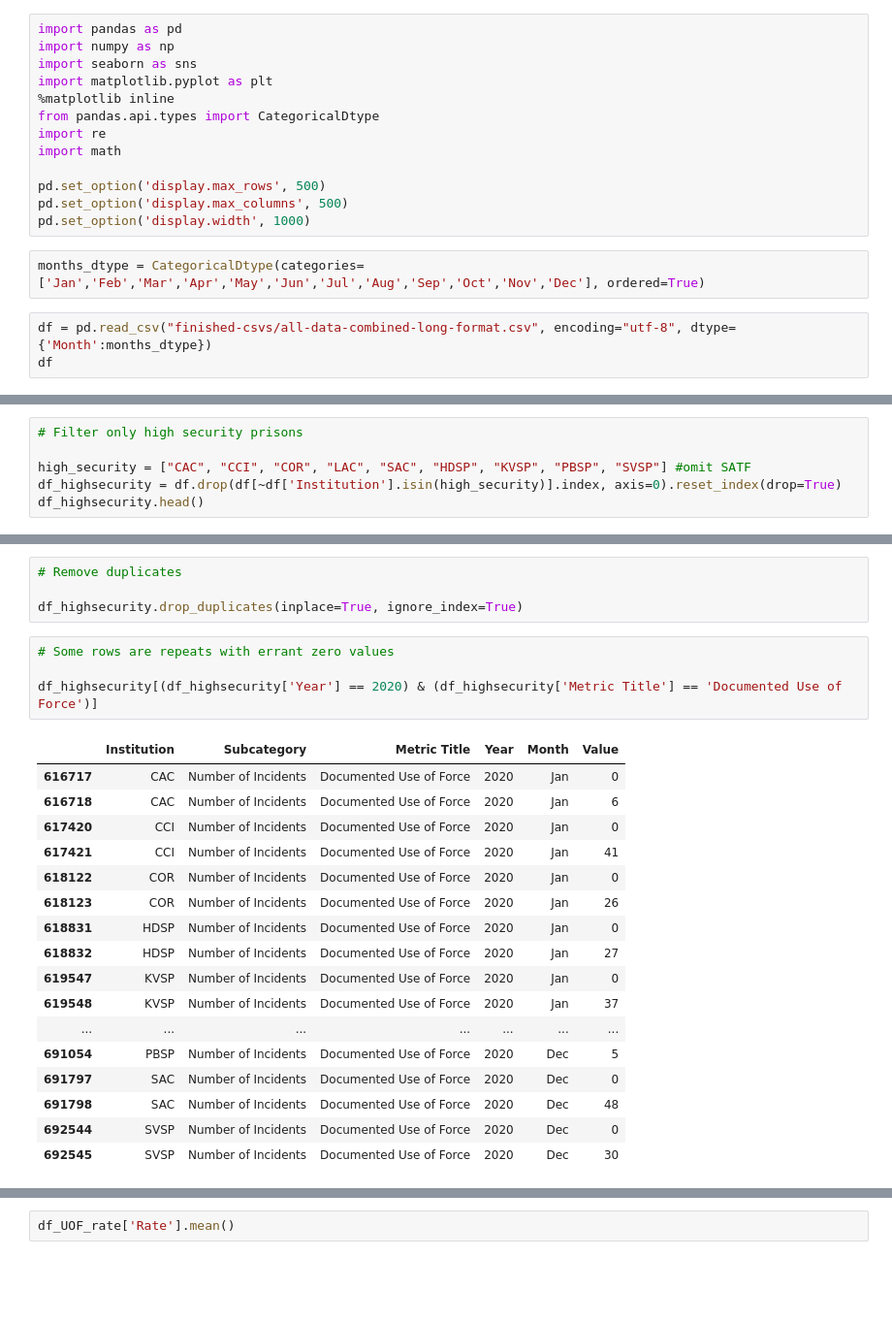
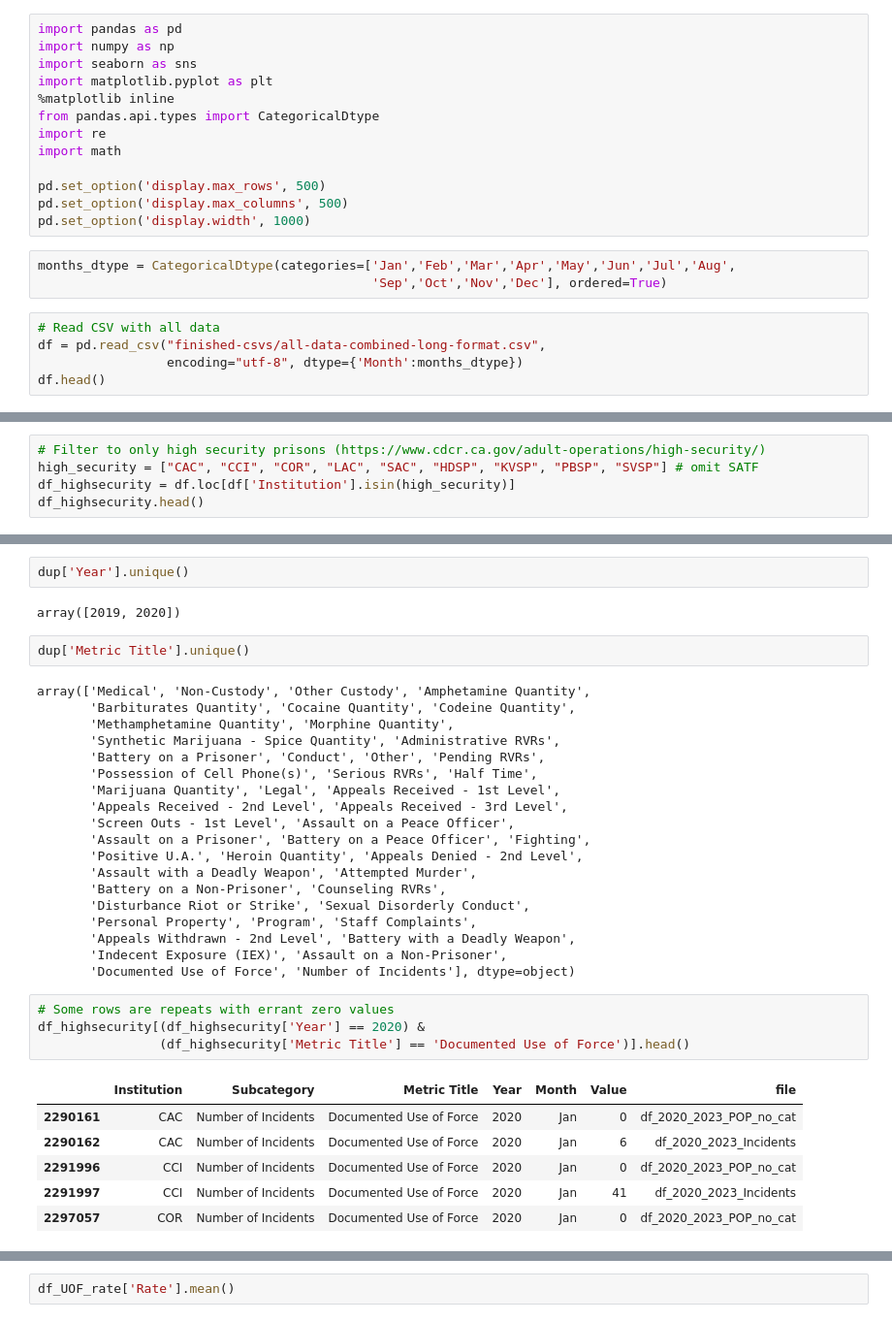
Before and after one commit to jrue/CDCR-Use-Of-Force-2009-2023, a Jupyter notebook: analysis.ipynb, the cells around one changed output, grey strips where cells are left out. Shown: that part at 97% size. Cells and saved outputs as stored; diff of their text form; blank space fills up the shorter version.

Commit message:
analyzed duplicate values

```diff
--- a/analysis.ipynb
+++ b/analysis.ipynb
@@ -12,8 +12,11 @@ pd.set_option('display.max_rows', 500)
 pd.set_option('display.max_columns', 500)
 pd.set_option('display.width', 1000)
 # %%
-months_dtype = CategoricalDtype(categories=['Jan','Feb','Mar','Apr','May','Jun','Jul','Aug','Sep','Oct','Nov','Dec'], ordered=True)
+months_dtype = CategoricalDtype(categories=['Jan','Feb','Mar','Apr','May','Jun','Jul','Aug',
+                                            'Sep','Oct','Nov','Dec'], ordered=True)
 # %%
-df = pd.read_csv("finished-csvs/all-data-combined-long-format.csv", encoding="utf-8", dtype={'Month':months_dtype})
-df
+# Read CSV with all data
+df = pd.read_csv("finished-csvs/all-data-combined-long-format.csv",
+                 encoding="utf-8", dtype={'Month':months_dtype})
+df.head()
 # %% [output]
@@ -33,7 +29,6 @@ df
 # %%
-# Filter only high security prisons
-
-high_security = ["CAC", "CCI", "COR", "LAC", "SAC", "HDSP", "KVSP", "PBSP", "SVSP"] #omit SATF
-df_highsecurity = df.drop(df[~df['Institution'].isin(high_security)].index, axis=0).reset_index(drop=True)
+# Filter to only high security prisons (https://www.cdcr.ca.gov/adult-operations/high-security/)
+high_security = ["CAC", "CCI", "COR", "LAC", "SAC", "HDSP", "KVSP", "PBSP", "SVSP"] # omit SATF
+df_highsecurity = df.loc[df['Institution'].isin(high_security)]
 df_highsecurity.head()
 # %% [output]
@@ -64,27 +45,37 @@ df_highsecurity[df_highsecurity.duplicated()]
-# %%
-# Remove duplicates
-
-df_highsecurity.drop_duplicates(inplace=True, ignore_index=True)
+# %%
+dup['Year'].unique()
+# %% [output]
+array([2019, 2020])
+# %%
+dup['Metric Title'].unique()
+# %% [output]
+array(['Medical', 'Non-Custody', 'Other Custody', 'Amphetamine Quantity',
+       'Barbiturates Quantity', 'Cocaine Quantity', 'Codeine Quantity',
+       'Methamphetamine Quantity', 'Morphine Quantity',
+       'Synthetic Marijuana - Spice Quantity', 'Administrative RVRs',
+       'Battery on a Prisoner', 'Conduct', 'Other', 'Pending RVRs',
+       'Possession of Cell Phone(s)', 'Serious RVRs', 'Half Time',
+       'Marijuana Quantity', 'Legal', 'Appeals Received - 1st Level',
+       'Appeals Received - 2nd Level', 'Appeals Received - 3rd Level',
+       'Screen Outs - 1st Level', 'Assault on a Peace Officer',
+       'Assault on a Prisoner', 'Battery on a Peace Officer', 'Fighting',
+       'Positive U.A.', 'Heroin Quantity', 'Appeals Denied - 2nd Level',
+       'Assault with a Deadly Weapon', 'Attempted Murder',
+       'Battery on a Non-Prisoner', 'Counseling RVRs',
+       'Disturbance Riot or Strike', 'Sexual Disorderly Conduct',
+       'Personal Property', 'Program', 'Staff Complaints',
+       'Appeals Withdrawn - 2nd Level', 'Battery with a Deadly Weapon',
+       'Indecent Exposure (IEX)', 'Assault on a Non-Prisoner',
+       'Documented Use of Force', 'Number of Incidents'], dtype=object)
 # %%
 # Some rows are repeats with errant zero values
-
-df_highsecurity[(df_highsecurity['Year'] == 2020) & (df_highsecurity['Metric Title'] == 'Documented Use of Force')]
+df_highsecurity[(df_highsecurity['Year'] == 2020) &
+                (df_highsecurity['Metric Title'] == 'Documented Use of Force')].head()
 # %% [output]
-|  | Institution | Subcategory | Metric Title | Year | Month | Value |
-| 616717 | CAC | Number of Incidents | Documented Use of Force | 2020 | Jan | 0 |
-| 616718 | CAC | Number of Incidents | Documented Use of Force | 2020 | Jan | 6 |
-| 617420 | CCI | Number of Incidents | Documented Use of Force | 2020 | Jan | 0 |
-| 617421 | CCI | Number of Incidents | Documented Use of Force | 2020 | Jan | 41 |
-| 618122 | COR | Number of Incidents | Documented Use of Force | 2020 | Jan | 0 |
-| 618123 | COR | Number of Incidents | Documented Use of Force | 2020 | Jan | 26 |
-| 618831 | HDSP | Number of Incidents | Documented Use of Force | 2020 | Jan | 0 |
-| 618832 | HDSP | Number of Incidents | Documented Use of Force | 2020 | Jan | 27 |
-| 619547 | KVSP | Number of Incidents | Documented Use of Force | 2020 | Jan | 0 |
-| 619548 | KVSP | Number of Incidents | Documented Use of Force | 2020 | Jan | 37 |
-| ... | ... | ... | ... | ... | ... | ... |
-| 691054 | PBSP | Number of Incidents | Documented Use of Force | 2020 | Dec | 5 |
-| 691797 | SAC | Number of Incidents | Documented Use of Force | 2020 | Dec | 0 |
-| 691798 | SAC | Number of Incidents | Documented Use of Force | 2020 | Dec | 48 |
-| 692544 | SVSP | Number of Incidents | Documented Use of Force | 2020 | Dec | 0 |
-| 692545 | SVSP | Number of Incidents | Documented Use of Force | 2020 | Dec | 30 |
+|  | Institution | Subcategory | Metric Title | Year | Month | Value | file |
+| 2290161 | CAC | Number of Incidents | Documented Use of Force | 2020 | Jan | 0 | df_2020_2023_POP_no_cat |
+| 2290162 | CAC | Number of Incidents | Documented Use of Force | 2020 | Jan | 6 | df_2020_2023_Incidents |
+| 2291996 | CCI | Number of Incidents | Documented Use of Force | 2020 | Jan | 0 | df_2020_2023_POP_no_cat |
+| 2291997 | CCI | Number of Incidents | Documented Use of Force | 2020 | Jan | 41 | df_2020_2023_Incidents |
+| 2297057 | COR | Number of Incidents | Documented Use of Force | 2020 | Jan | 0 | df_2020_2023_POP_no_cat |
 # %%
```
Also changed, not shown: parts of 16 cells of this notebook, 1 other file.
